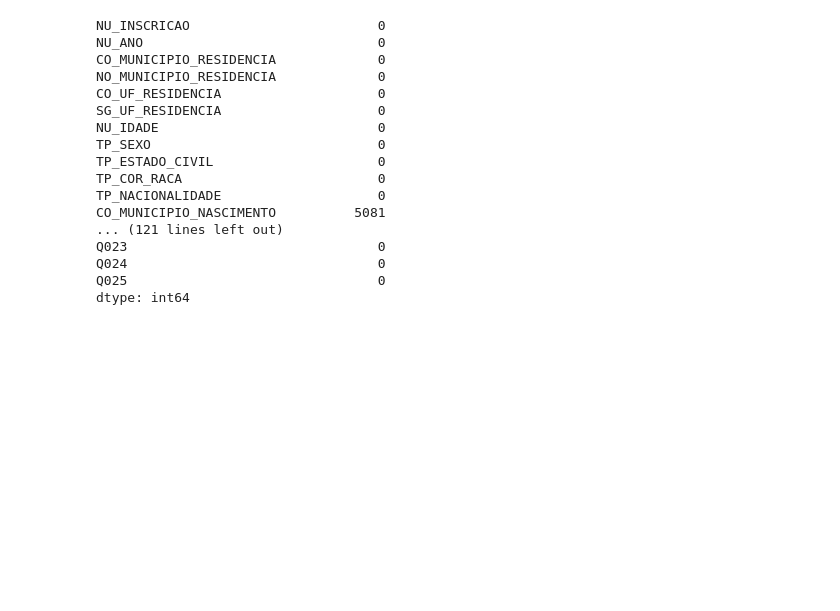
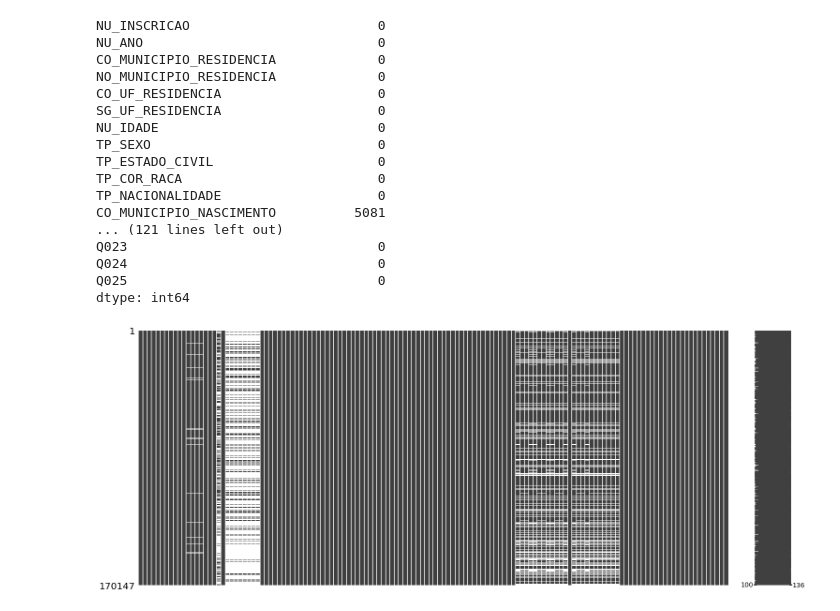
Before and after one commit to DanOliveira-DS/imersao-dados-alura, a Jupyter notebook: Data_Cleaning.ipynb, the cells around one changed output. Cells and saved outputs as stored; diff of their text form; code cells hidden in the pictures; blank space fills up the shorter version.

```diff
--- a/Data_Cleaning.ipynb
+++ b/Data_Cleaning.ipynb
@@ -91,3 +91,7 @@ Q023                                0
 Q024                                0
 Q025                                0
 dtype: int64
+# %%
+msno.matrix(enem_df);
+# %% [output]
+[figure, added]
```
Also changed, not shown: parts of 1 cell of this notebook.
